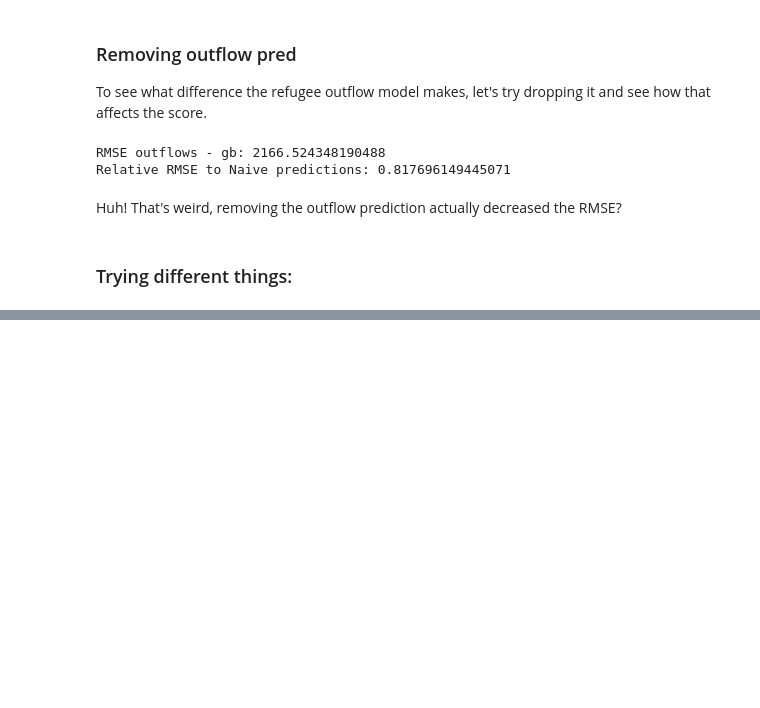
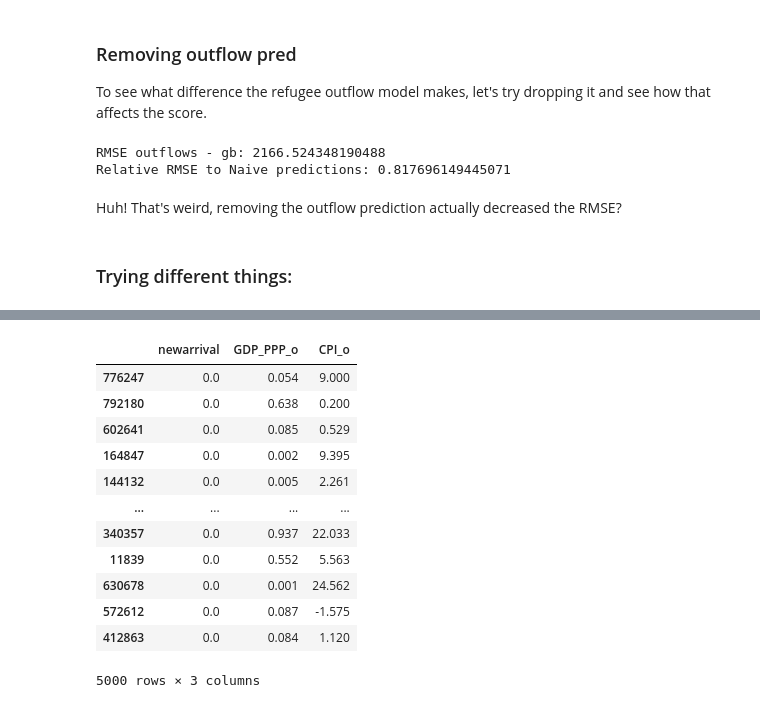
Before and after one commit to 4Freye/refugees, a Jupyter notebook: notebooks/models/02_EF_dyad_regression.ipynb, the cells around one changed output, grey strips where cells are left out. Cells and saved outputs as stored; diff of their text form; code cells hidden in the pictures; blank space fills up the shorter version.

```diff
--- a/notebooks/models/02_EF_dyad_regression.ipynb
+++ b/notebooks/models/02_EF_dyad_regression.ipynb
@@ -971,0 +1009,40 @@ NameError: name 'unhcr_dyad_trends' is not defined
+# %%
+import pandas as pd
+import numpy as np
+import rpy2.robjects as robjects
+from rpy2.robjects.packages import importr
+
+# Load the R library
+smogn = importr('UBL')
+
+# Load your dataset
+test = pd.read_csv('../../data/clean/unhcr.csv', engine='pyarrow').dropna()
+
+# Preprocess the dataset
+test['newarrival'] = np.log(test['newarrival'] + 1)
+test = test[['newarrival', 'GDP_PPP_o', 'CPI_o']]
+
+# Save the pandas DataFrame to a CSV file
+test.to_csv('test.csv', index=False)
+
+# Run the R code separately
+r_code = """
+data <- read.csv('test.csv')
+
+# Define custom relevance matrix
+target <- data$newarrival
+relevance <- ifelse(target >= 0.5, 1, 0.1)
+derivative <- rep(0, length(target))
+relevance_matrix <- cbind(target, relevance, derivative)
+
+# Apply custom relevance matrix in SMOGNRegress
+unhcr_dyad_smogn <- SMOGNRegress(form = newarrival ~ ., dat = data, dist = "HEOM", C.perc = list(0.2, 4), rel = relevance_matrix)
+write.csv(unhcr_dyad_smogn$data, 'result_smogn.csv', row.names = FALSE)
+"""
+robjects.r(r_code)
+
+# Read the result back into a pandas DataFrame
+result = pd.read_csv('result_smogn.csv')
+
+# Print the resulting Python DataFrame
+print(result)
@@ -971,0 +1093,16 @@ NameError: name 'unhcr_dyad_trends' is not defined
+# %%
+test.sample(5000)
+# %% [output]
+|  | newarrival | GDP_PPP_o | CPI_o |
+| 776247 | 0.0 | 0.054 | 9.000 |
+| 792180 | 0.0 | 0.638 | 0.200 |
+| 602641 | 0.0 | 0.085 | 0.529 |
+| 164847 | 0.0 | 0.002 | 9.395 |
+| 144132 | 0.0 | 0.005 | 2.261 |
+| ... | ... | ... | ... |
+| 340357 | 0.0 | 0.937 | 22.033 |
+| 11839 | 0.0 | 0.552 | 5.563 |
+| 630678 | 0.0 | 0.001 | 24.562 |
+| 572612 | 0.0 | 0.087 | -1.575 |
+| 412863 | 0.0 | 0.084 | 1.120 |
+5000 rows × 3 columns
```
Also changed, not shown: parts of 10 cells of this notebook, 4 other files.
